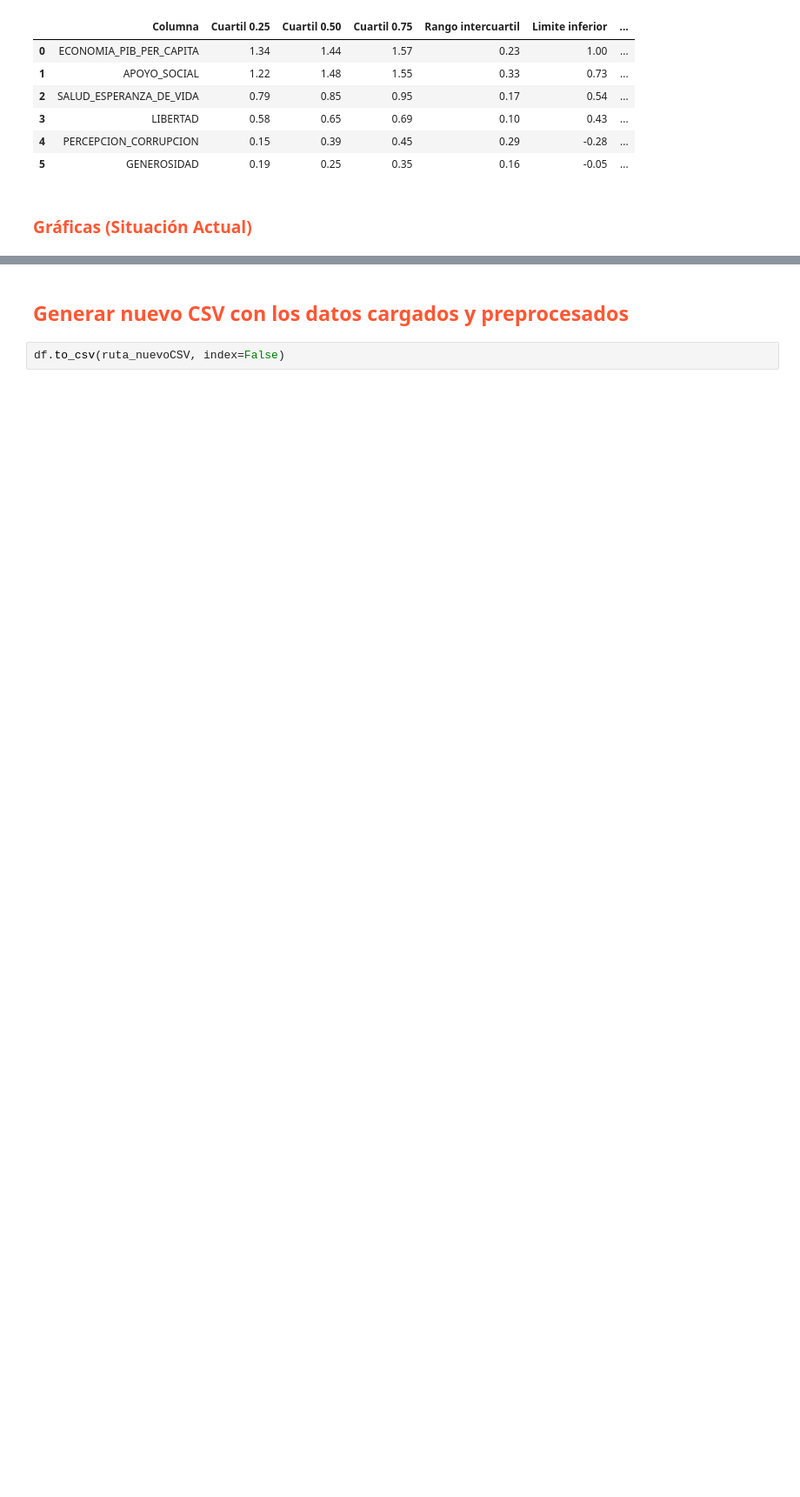
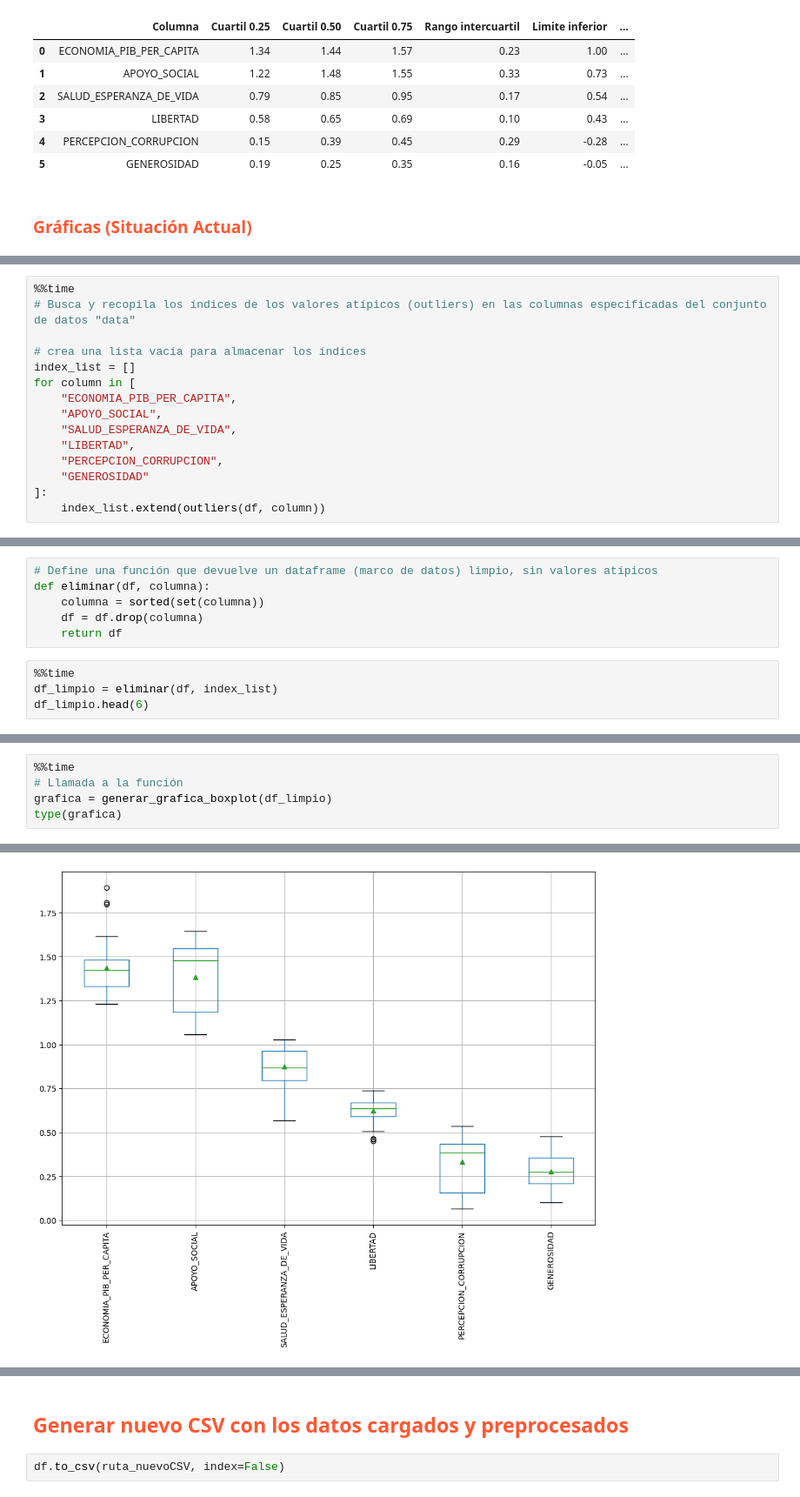
Before and after one commit to G6felicidad/Proyecto_Felicidad_Calidad_Vida, a Jupyter notebook: cuadernos/2.0-limpieza_datos.ipynb, the cells around one changed output, grey strips where cells are left out. Shown: that part at 87% size. Drawn from its saved outputs; the diff is of its cells as text; blank space fills up the shorter version.

```diff
--- a/cuadernos/2.0-limpieza_datos.ipynb
+++ b/cuadernos/2.0-limpieza_datos.ipynb
@@ -206,0 +307,15 @@ Wall time: 87 ms
+# %%
+%%time
+# Busca y recopila los índices de los valores atípicos (outliers) en las columnas especificadas del conjunto de datos "data"
+
+# crea una lista vacía para almacenar los índices
+index_list = []
+for column in [
+    "ECONOMIA_PIB_PER_CAPITA",
+    "APOYO_SOCIAL",
+    "SALUD_ESPERANZA_DE_VIDA",
+    "LIBERTAD",
+    "PERCEPCION_CORRUPCION",
+    "GENEROSIDAD"
+]:
+    index_list.extend(outliers(df, column))
@@ -206,0 +325,10 @@ Wall time: 87 ms
+# %%
+# Define una función que devuelve un dataframe (marco de datos) limpio, sin valores atípicos
+def eliminar(df, columna):
+    columna = sorted(set(columna))
+    df = df.drop(columna)
+    return df
+# %%
+%%time
+df_limpio = eliminar(df, index_list)
+df_limpio.head(6)
@@ -206,0 +355,6 @@ Wall time: 87 ms
+# %%
+%%time
+# Llamada a la función
+grafica = generar_grafica_boxplot(df_limpio)
+type(grafica)
+# %% [output]
@@ -206,0 +364 @@ Wall time: 87 ms
+[figure, added]
```
Also changed, not shown: parts of 18 cells of this notebook, 1 other file.
